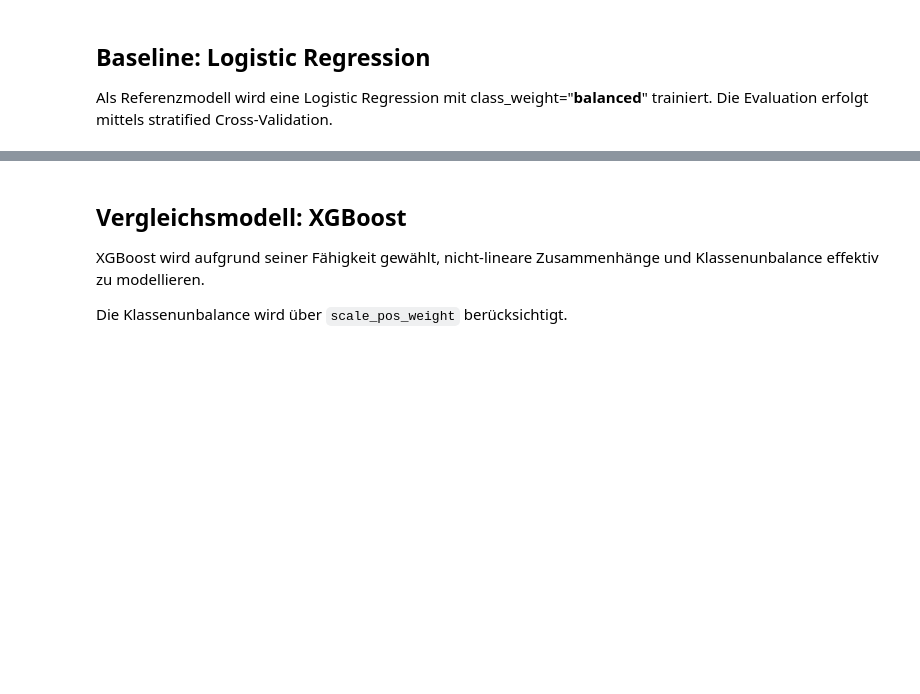
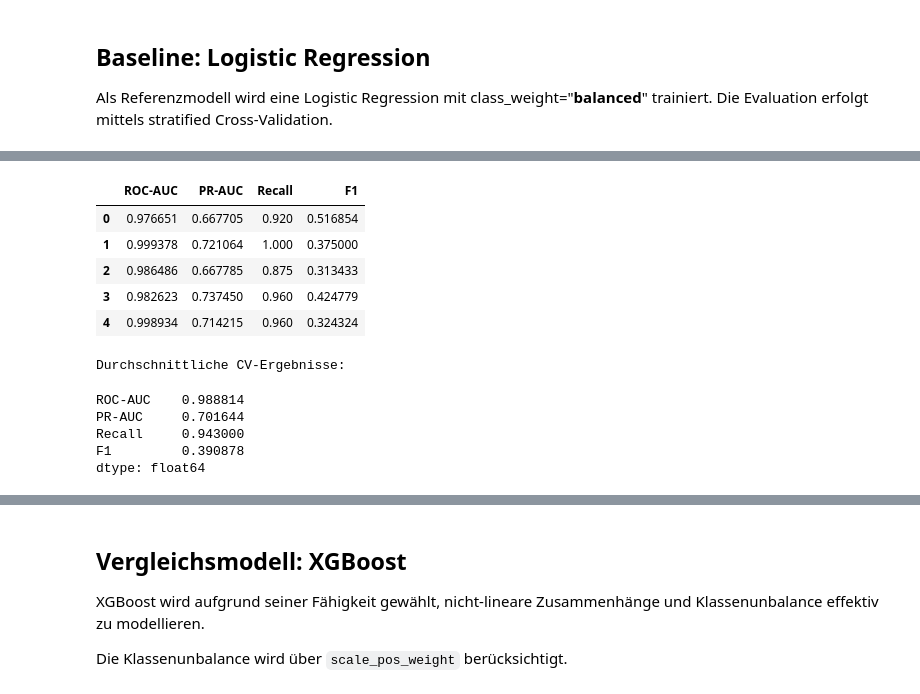
Before and after one commit to Bernardtouck/KI-Fraud-Detection, a Jupyter notebook: notebooks/04_modeling.ipynb, the cells around one changed output, grey strips where cells are left out. Saved outputs shown, nothing was run; the diff lists cells and outputs as text; code cells hidden in the pictures; blank space fills up the shorter version.

Commit message:
feat(modeling): baseline logistic regression with stratified CV

```diff
--- a/notebooks/04_modeling.ipynb
+++ b/notebooks/04_modeling.ipynb
@@ -164,8 +167,10 @@ preprocessor = ColumnTransformer(
     ]
 )
 
-# Vollständige Pipeline mit Logistic Regression
-model_pipeline = Pipeline(steps=[
+# Anwendung von SMOTE auf die Trainingsdaten
+smote = SMOTE(random_state=42)
+logreg_pipeline = ImbPipeline(steps=[
     ("preprocessor", preprocessor),
-    ("classifier", LogisticRegression(class_weight="balanced",max_iter=1000, random_state=42))
+    ("smote", smote),
+    ("classifier", LogisticRegression(class_weight="balanced", random_state=42, max_iter=1000))
 ])
@@ -182,15 +176,0 @@ y_val_pred = model_pipeline.predict(X_val)
-# %%
-# Trainierung des Models mit X_train und X_val
-model_pipeline.fit(X_tr, y_tr)
-
-# Vorhersagen auf dem Validierungsset
-y_val_pred = model_pipeline.predict(X_val)
-print("Classification Report auf dem Validierungsset:")
-print(classification_report(y_val, y_val_pred))
-
-# PR-AUC und ROC-AUC auf dem Validierungsset
-y_val_proba = model_pipeline.predict_proba(X_val)[:, 1]
-roc_auc = roc_auc_score(y_val, y_val_proba)
-pr_auc = average_precision_score(y_val, y_val_proba)
-print(f"ROC-AUC: {roc_auc:.4f}")
-print(f"PR-AUC: {pr_auc:.4f}")
@@ -255,0 +189,31 @@ dtype: float64
+# %%
+# Cross-Validation mit StratifiedKFold
+cv = StratifiedKFold(n_splits=5, shuffle=True, random_state=42)
+cv_results = cross_validate(logreg_pipeline, X_tr, y_tr, cv=cv, scoring=scoring)
+
+# Ergebnisse der Cross-Validation anzeigen
+# Ergebnisse zusammenfassen
+cv_summary = pd.DataFrame({
+    "ROC-AUC": cv_results["test_roc_auc"],
+    "PR-AUC": cv_results["test_pr_auc"],
+    "Recall": cv_results["test_recall"],
+    "F1": cv_results["test_f1"]
+})
+
+display(cv_summary)
+
+print("\nDurchschnittliche CV-Ergebnisse:")
+display(cv_summary.mean())
+# %% [output]
+|  | ROC-AUC | PR-AUC | Recall | F1 |
+| 0 | 0.976651 | 0.667705 | 0.920 | 0.516854 |
+| 1 | 0.999378 | 0.721064 | 1.000 | 0.375000 |
+| 2 | 0.986486 | 0.667785 | 0.875 | 0.313433 |
+| 3 | 0.982623 | 0.737450 | 0.960 | 0.424779 |
+| 4 | 0.998934 | 0.714215 | 0.960 | 0.324324 |
+Durchschnittliche CV-Ergebnisse:
+ROC-AUC    0.988814
+PR-AUC     0.701644
+Recall     0.943000
+F1         0.390878
+dtype: float64
```
Also changed, not shown: parts of 10 cells of this notebook.
